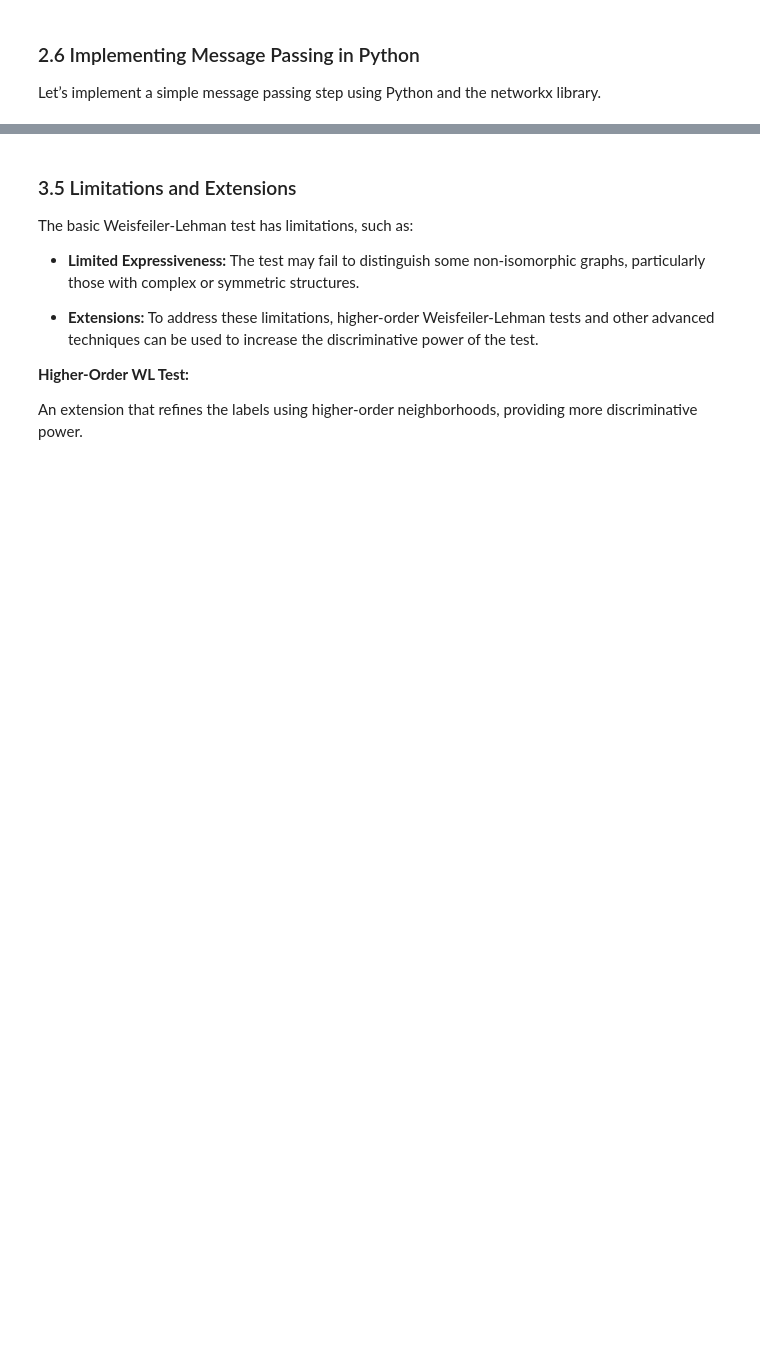
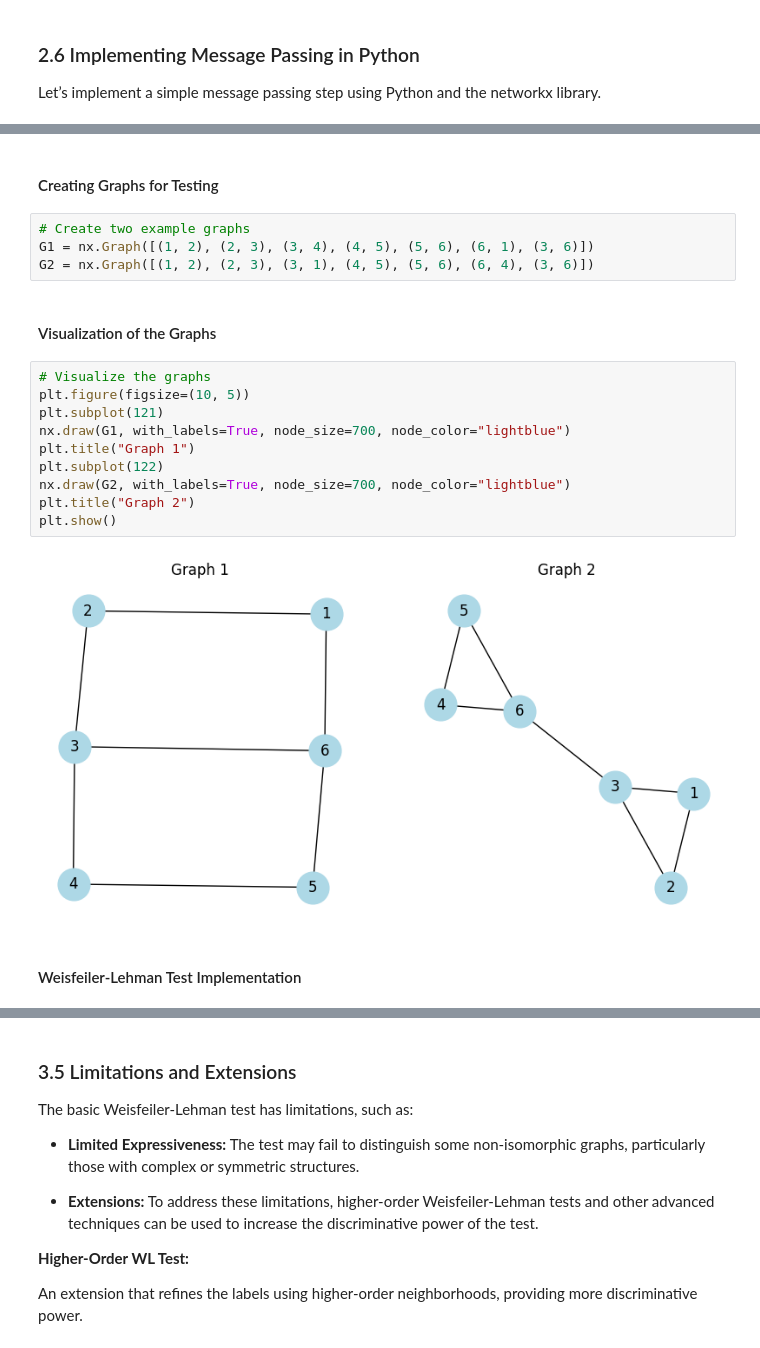
Before and after one commit to zhemdi/GNN-course, a Jupyter notebook: Part_1_General_concepts_of_GNNs.ipynb, the cells around one changed output, grey strips where cells are left out. Drawn from its saved outputs; the diff is of its cells as text; blank space fills up the shorter version.

```diff
--- a/Part_1_General_concepts_of_GNNs.ipynb
+++ b/Part_1_General_concepts_of_GNNs.ipynb
@@ -271,4 +288,26 @@ In this illustration, the WL test refines the node labels in each iteration, all
 ### 3.4 Implementing Weisfeiler-Lehman Test in Python
 
 Let’s implement a basic version of the Weisfeiler-Lehman test using Python. We’ll use the `networkx` library for graph manipulation.
+# %% [markdown]
+#### Creating Graphs for Testing
+# %%
+# Create two example graphs
+G1 = nx.Graph([(1, 2), (2, 3), (3, 4), (4, 5), (5, 6), (6, 1), (3, 6)])
+G2 = nx.Graph([(1, 2), (2, 3), (3, 1), (4, 5), (5, 6), (6, 4), (3, 6)])
+# %% [markdown]
+#### Visualization of the Graphs
+# %%
+# Visualize the graphs
+plt.figure(figsize=(10, 5))
+plt.subplot(121)
+nx.draw(G1, with_labels=True, node_size=700, node_color="lightblue")
+plt.title("Graph 1")
+plt.subplot(122)
+nx.draw(G2, with_labels=True, node_size=700, node_color="lightblue")
+plt.title("Graph 2")
+plt.show()
+# %% [output]
+[figure, added]
+# %% [markdown]
+#### Weisfeiler-Lehman Test Implementation
 # %%
```
Also changed, not shown: parts of 43 cells of this notebook.
